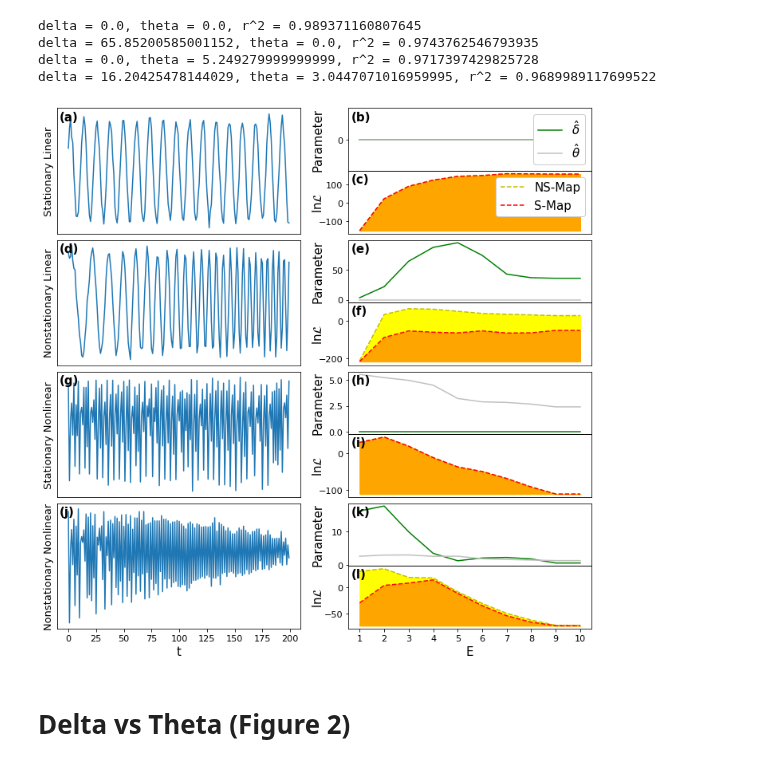
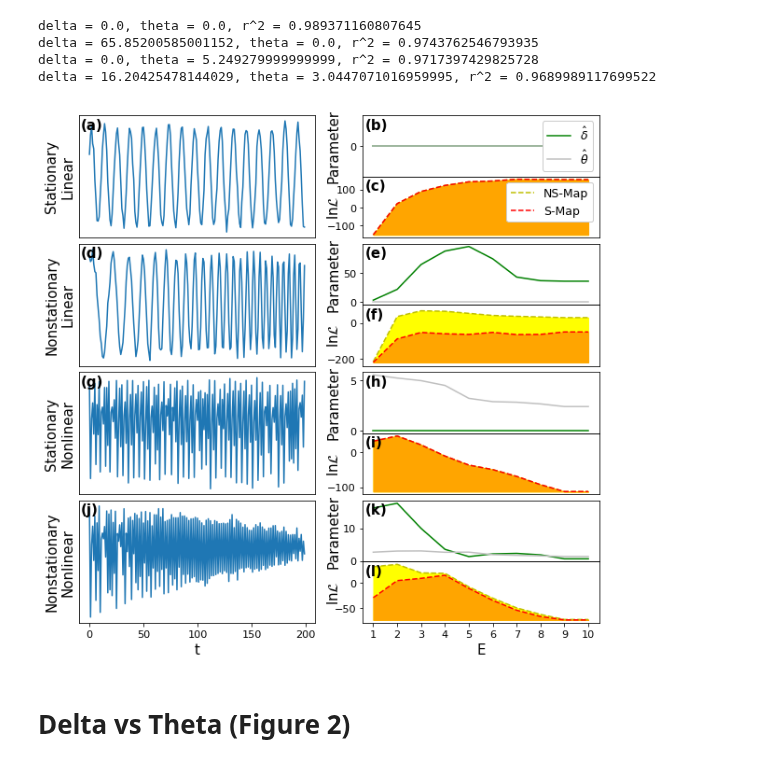
Before and after one commit to kenflat2/NS-Map, a Jupyter notebook: jupyter_notebooks/Simulation Results Round 1.ipynb, the cells around one changed output. Cells and saved outputs as stored; diff of their text form; code cells hidden in the pictures.

```diff
--- a/jupyter_notebooks/Simulation Results Round 1.ipynb
+++ b/jupyter_notebooks/Simulation Results Round 1.ipynb
@@ -191,13 +187,13 @@ delta = 16.20425478144029, theta = 3.0447071016959995, r^2 = 0.9689989117699522
 with open('../results/NSMap_demonstration.pkl', 'rb') as fp:
     stuff_dict = pickle.load(fp)
 # %%
-vfig, vax = plt.subplots(4, 2, figsize=(12,12))
+vfig, vax = plt.subplots(4, 2, figsize=(10,10))
 maxLags = 9
 fsize = 15
 text_padding = 0.01
 label_pad = -0.15
 
-names = ["Stationary Linear", "Nonstationary Linear", "Stationary Nonlinear", "Nonstationary Nonlinear"]
+names = ["Stationary\nLinear", "Nonstationary\nLinear", "Stationary\nNonlinear", "Nonstationary\nNonlinear"]
 labelnames = ['(a)','(b)','(c)','(d)','(e)','(f)','(g)','(h)','(i)','(j)','(k)','(l)']
 
 # for series, ax in zip((statlin, nonstatlin, statlog, nonstatlog), vax.flatten()):
@@ -208,7 +204,7 @@ for ax_row, i in zip(vax, np.arange(4)):
 
     ax_row[0].plot(series)
     ax_row[0].set_yticks([])
-    ax_row[0].set_ylabel(names[i], size=fsize-2)
+    ax_row[0].set_ylabel(names[i], size=fsize)
     ax_row[0].tick_params(axis='both', which='major', labelsize=fsize * 3 / 4)
     if i == 3:
         ax_row[0].set_xlabel(r"t", size=fsize)
@@ -233,37 +229,37 @@ for ax_row, i in zip(vax, np.arange(4)):
     divider = make_axes_locatable(ax_row[1])
     bax = divider.append_axes('top', size='100%', pad=0)
 
     bax.plot(E_range, table[:,0], label=r"$\hat{\delta}$", color="green")
     bax.plot(E_range, table[:,3], label=r"$\hat{\theta}$", color="silver")
     bax.set_xticks([])
     bax.tick_params(axis='both', which='major', labelsize=fsize * 3 / 4)
 
     ax_row[0].text(text_padding, 1-text_padding*2, f"{labelnames[3*i]}", size=fsize, fontweight="bold",
            horizontalalignment="left", verticalalignment="top",
            transform=ax_row[0].transAxes)
-    bax.text(text_padding, 1-text_padding*4, f"{labelnames[3*i+1]}", size=fsize,fontweight="bold",
+    bax.text(text_padding, 1-text_padding*4, f"{labelnames[3*i+1]}", size=fsize, fontweight="bold",
            horizontalalignment="left",verticalalignment="top",
            transform=bax.transAxes)
     bax.text(label_pad, 0.5, r"Parameter", size=fsize,
            horizontalalignment="left", verticalalignment="center", rotation = 90,
            transform=bax.transAxes)
     ax_row[1].text(text_padding, 1-text_padding*4, f"{labelnames[3*i+2]}", size=fsize, fontweight="bold",
            horizontalalignment="left",verticalalignment="top",
            transform=ax_row[1].transAxes)
     ax_row[1].text(label_pad, 0.5, r"$\ln\mathcal{L}$", size=fsize, rotation = 90,
            horizontalalignment="left",verticalalignment="center",
            transform=ax_row[1].transAxes)
 
     if i == 0:
-        bax.legend(fontsize = fsize, framealpha=1)
+        bax.legend(fontsize = fsize - 2.5, framealpha=1)
         bax.set_yticks([0])
-        ax_row[1].legend(fontsize = fsize, framealpha=1)
+        ax_row[1].legend(fontsize = fsize - 2.5, framealpha=1)
 
 plt.subplots_adjust(wspace=0.2,
                     hspace=0.05)
 plt.savefig(f"../figures_eps/Figure_1.eps", format="eps", bbox_inches="tight", transparent=False)
 # %% [output]
-[figure, old version]
+[figure, new version]
 # %% [markdown]
 # Delta vs Theta (Figure 2)
 # %%
```
Also changed, not shown: parts of 2 cells of this notebook, 12 other files.
